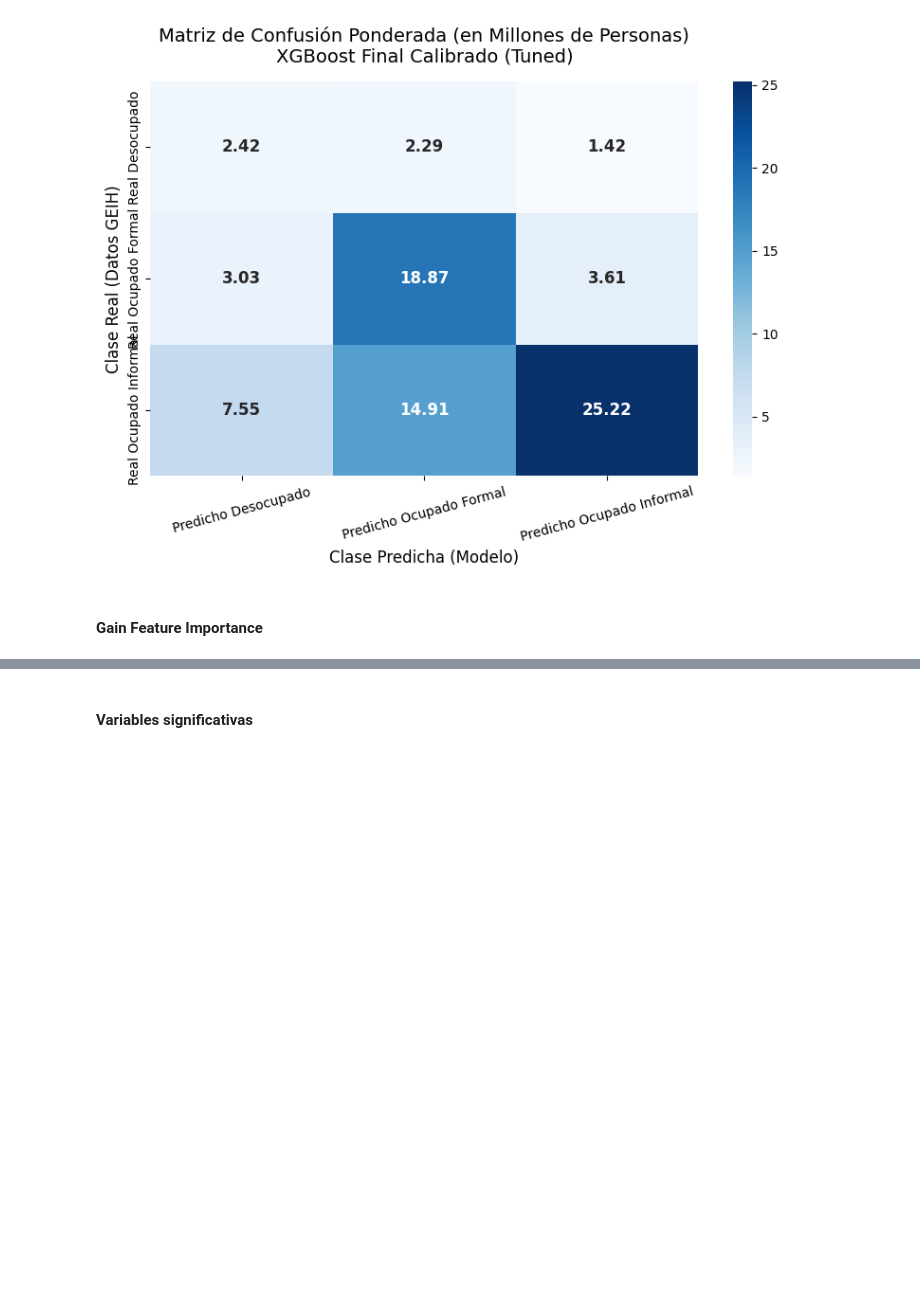
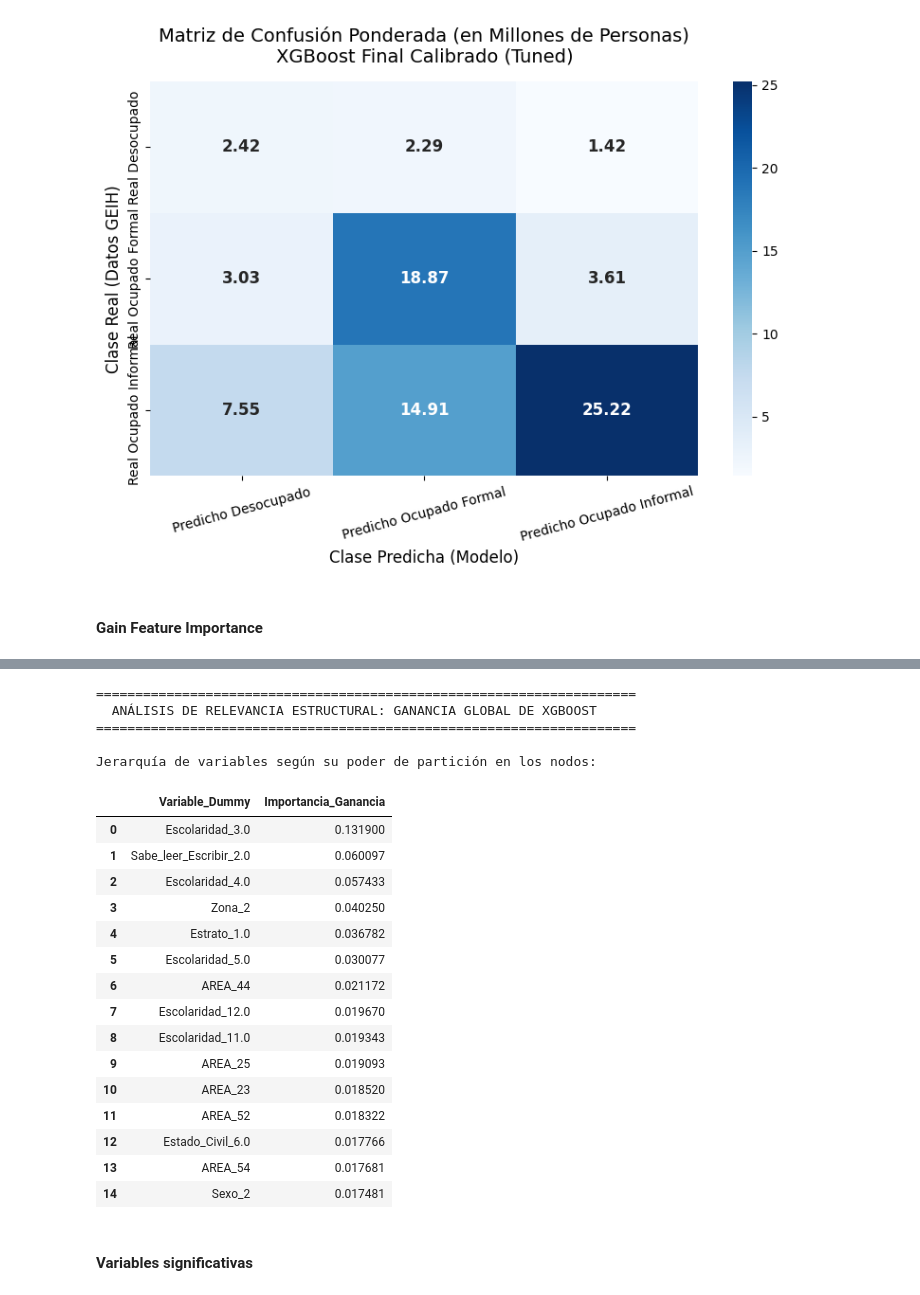
Before and after one commit to alejandrajimenez360-dot/GEIH, a Jupyter notebook: Modelos_GEIH.ipynb, the cells around one changed output, grey strips where cells are left out. Saved outputs shown, nothing was run; the diff lists cells and outputs as text; code cells hidden in the pictures; blank space fills up the shorter version.

```diff
--- a/Modelos_GEIH.ipynb
+++ b/Modelos_GEIH.ipynb
@@ -1700,3 +1597,54 @@ Sincronizando índices numéricos -> Desocupado: 0 | Informal: 2
+# %%
+import numpy as np
+import pandas as pd
+
+# ==============================================================================
+# 1. EXTRACCIÓN DE LA IMPORTANCIA NATIVA DE VARIABLES (XGBOOST TUNED)
+# ==============================================================================
+# Extraemos el vector de ganancia global del modelo multiclase
+importancias_globales = modelo_xgb_final.feature_importances_
+
+# Creamos el DataFrame unificado de Relevancia Estructural
+df_ganancia_global = pd.DataFrame({
+    'Variable_Dummy': columnas_finales,
+    'Importancia_Ganancia': importancias_globales
+})
+
+# Ordenamos de mayor a menor según su capacidad de reducción de impureza
+df_ganancia_global = df_ganancia_global.sort_values(by='Importancia_Ganancia', ascending=False).reset_index(drop=True)
+
+# ==============================================================================
+# REPORTES PARA EL CAPÍTULO DE RESULTADOS (GANANCIA GLOBAL)
+# ==============================================================================
+print("=====================================================================")
+print("  ANÁLISIS DE RELEVANCIA ESTRUCTURAL: GANANCIA GLOBAL DE XGBOOST")
+print("=====================================================================")
+print("\nJerarquía de variables según su poder de partición en los nodos:")
+
+# Desplegamos el top completo de variables que estructuran tus árboles
+display(df_ganancia_global.head(15))
+# %% [output]
+=====================================================================
+  ANÁLISIS DE RELEVANCIA ESTRUCTURAL: GANANCIA GLOBAL DE XGBOOST
+=====================================================================
+
+Jerarquía de variables según su poder de partición en los nodos:
+|  | Variable_Dummy | Importancia_Ganancia |
+| 0 | Escolaridad_3.0 | 0.131900 |
+| 1 | Sabe_leer_Escribir_2.0 | 0.060097 |
+| 2 | Escolaridad_4.0 | 0.057433 |
+| 3 | Zona_2 | 0.040250 |
+| 4 | Estrato_1.0 | 0.036782 |
+| 5 | Escolaridad_5.0 | 0.030077 |
+| 6 | AREA_44 | 0.021172 |
+| 7 | Escolaridad_12.0 | 0.019670 |
+| 8 | Escolaridad_11.0 | 0.019343 |
+| 9 | AREA_25 | 0.019093 |
+| 10 | AREA_23 | 0.018520 |
+| 11 | AREA_52 | 0.018322 |
+| 12 | Estado_Civil_6.0 | 0.017766 |
+| 13 | AREA_54 | 0.017681 |
+| 14 | Sexo_2 | 0.017481 |
 # %% [markdown]
 #### Variables significativas
 # %%
```
Also changed, not shown: parts of 16 cells of this notebook.
